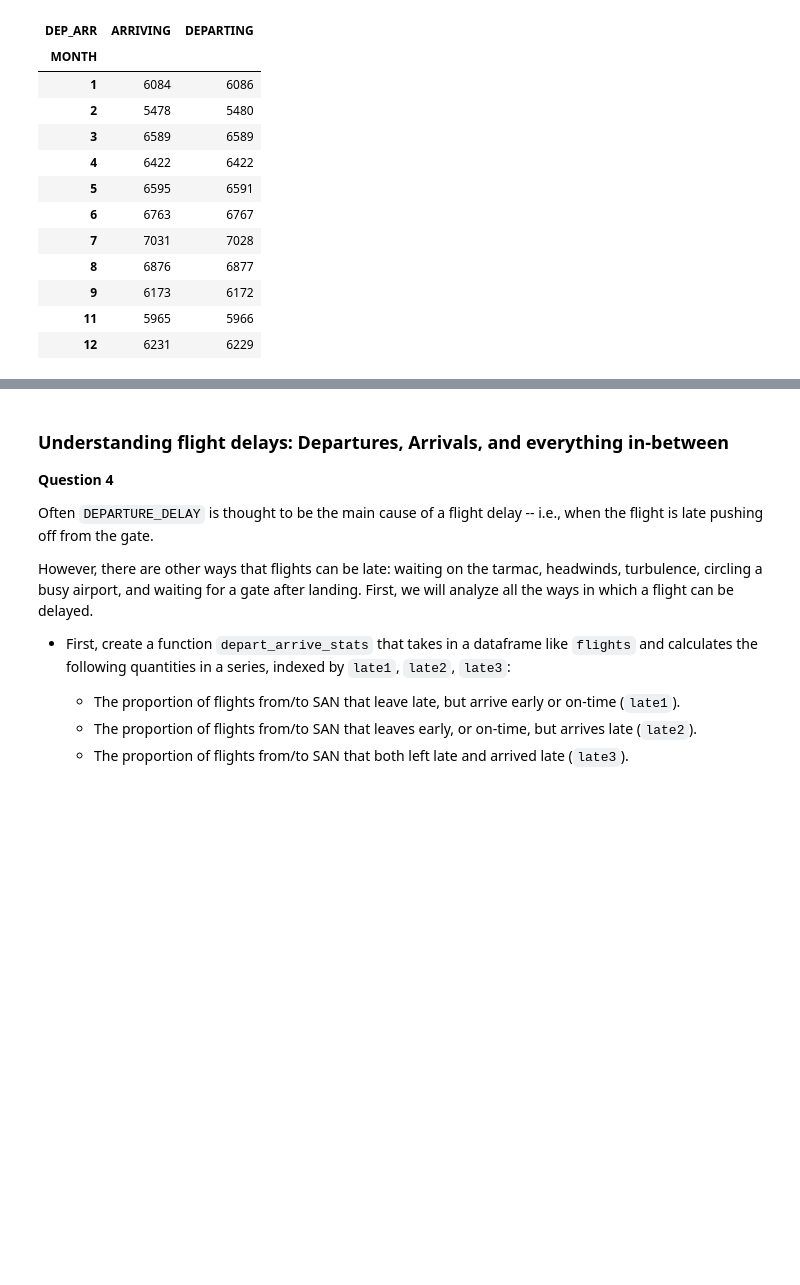
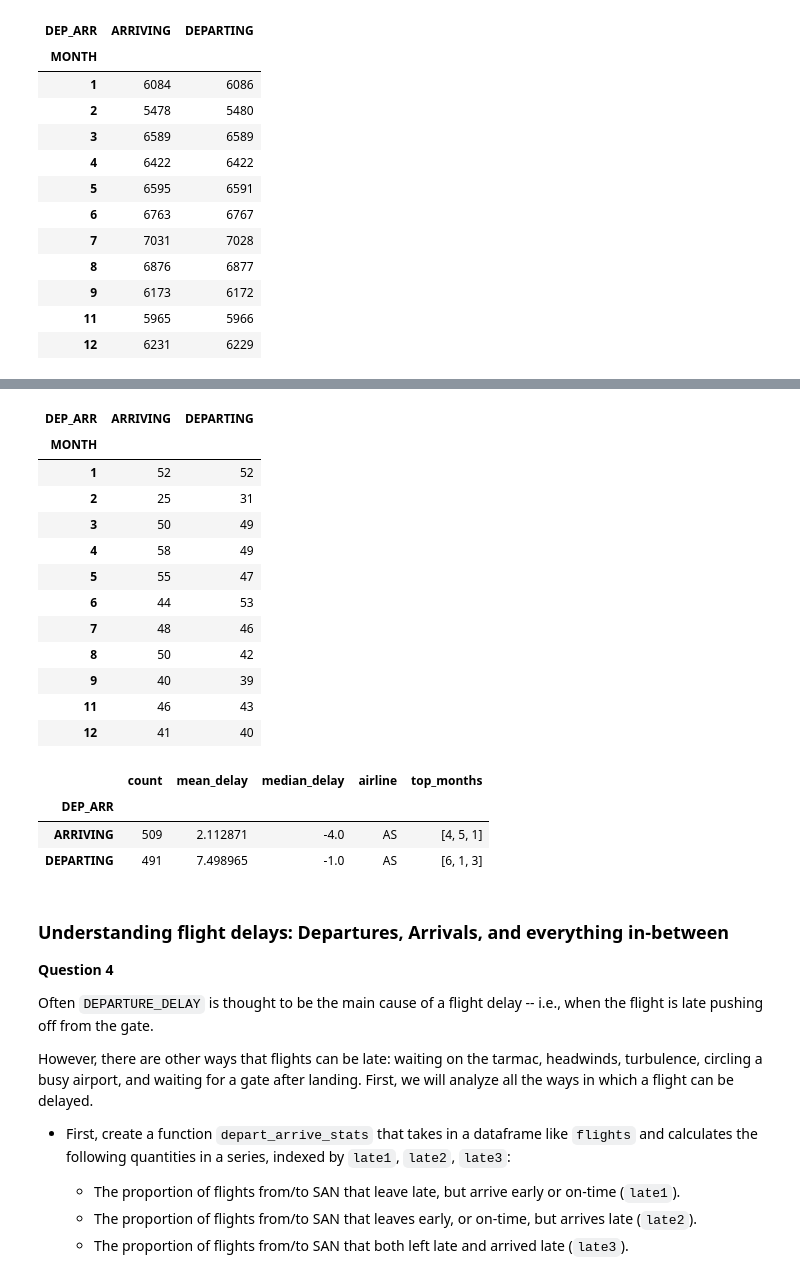
Before and after one commit to AECassAWei/dsc80-wi20, a Jupyter notebook: projects/project02/project02.ipynb, the cells around one changed output, grey strips where cells are left out. Drawn from its saved outputs; the diff is of its cells as text; code cells hidden in the pictures; blank space fills up the shorter version.

```diff
--- a/projects/project02/project02.ipynb
+++ b/projects/project02/project02.ipynb
@@ -407,0 +450,6 @@ pivot_tab
+# %%
+flights_AD = flights.sample(1000).copy().reset_index(drop=True)
+flights_AD['DEP_ARR'] = flights_AD['DESTINATION_AIRPORT'].apply(lambda des: 'ARRIVING' if des == 'SAN' else 'DEPARTING')
+# display(flights_AD['DEP_ARR'])
+random.shuffle(flights_AD['DEP_ARR'])
+# display(flights_AD['DEP_ARR'])
@@ -408,3 +491,38 @@ pivot_tab
+# %%
+flights_AD.pivot_table(
+    values='YEAR',
+    index='MONTH',
+    columns='DEP_ARR',
+    aggfunc='count'
+)
+# %% [output]
+| DEP_ARR | ARRIVING | DEPARTING |
+| MONTH |  |  |
+| 1 | 52 | 52 |
+| 2 | 25 | 31 |
+| 3 | 50 | 49 |
+| 4 | 58 | 49 |
+| 5 | 55 | 47 |
+| 6 | 44 | 53 |
+| 7 | 48 | 46 |
+| 8 | 50 | 42 |
+| 9 | 40 | 39 |
+| 11 | 46 | 43 |
+| 12 | 41 | 40 |
+# %%
+agg = (flights_AD
+ .groupby('DEP_ARR')
+ .aggregate({'YEAR':'count', # Number of arriving and departing flights
+             'ARRIVAL_DELAY':['mean', 'median', airline], # mean, meadian, longest delay airline
+             'DEP_ARR':top_months} # Top three month of number of flight
+)).rename(columns={'mean':'mean_delay', 'median':'median_delay'}) # Rename column names
+agg.columns = agg.columns.droplevel(0) # Drop top column categories
+agg
+# %% [output]
+|  | count | mean_delay | median_delay | airline | top_months |
+| DEP_ARR |  |  |  |  |  |
+| ARRIVING | 509 | 2.112871 | -4.0 | AS | [4, 5, 1] |
+| DEPARTING | 491 | 7.498965 | -1.0 | AS | [6, 1, 3] |
 # %% [markdown]
 ### Understanding flight delays: Departures, Arrivals, and everything in-between
 
```
Also changed, not shown: parts of 7 cells of this notebook, 1 other file.
